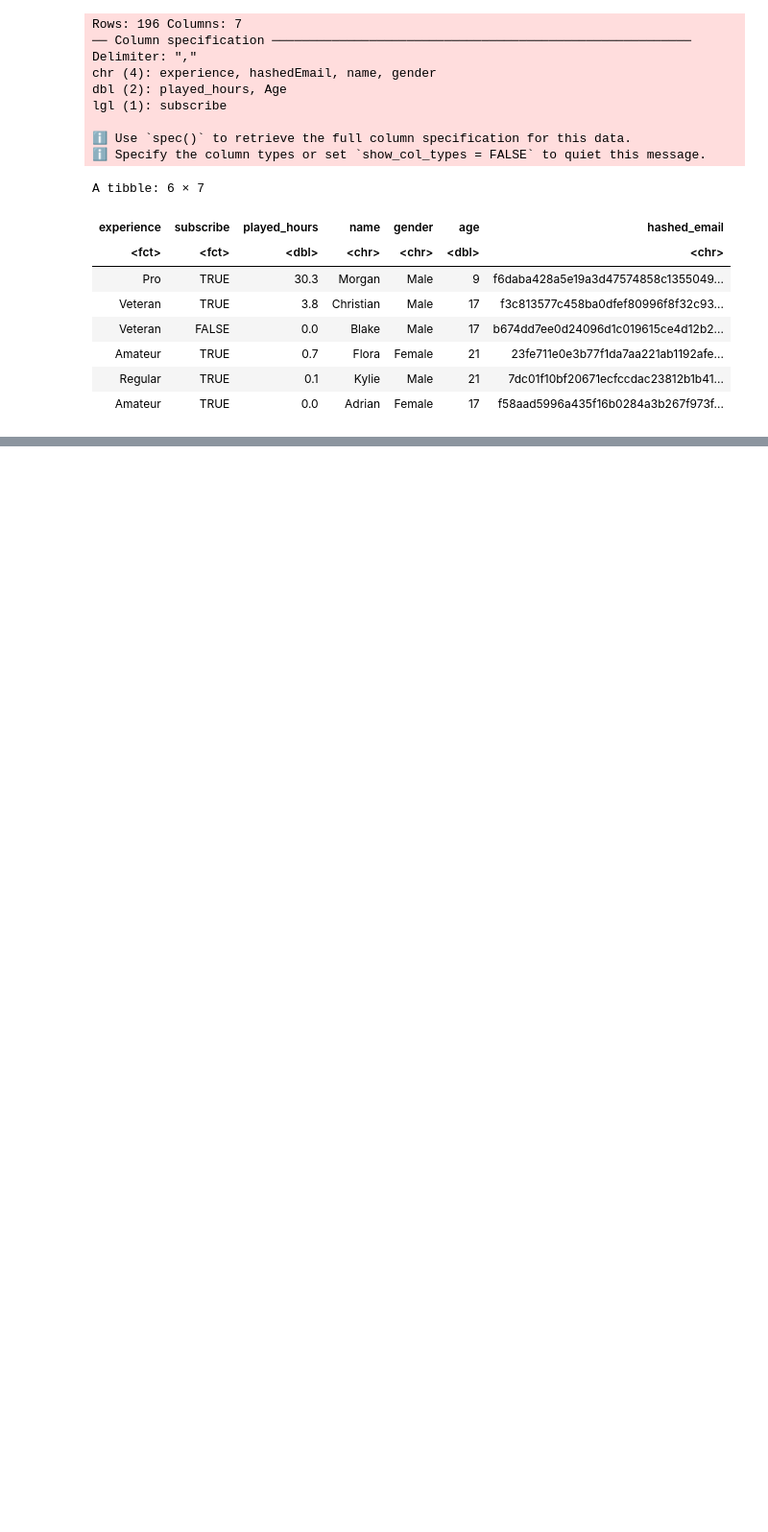
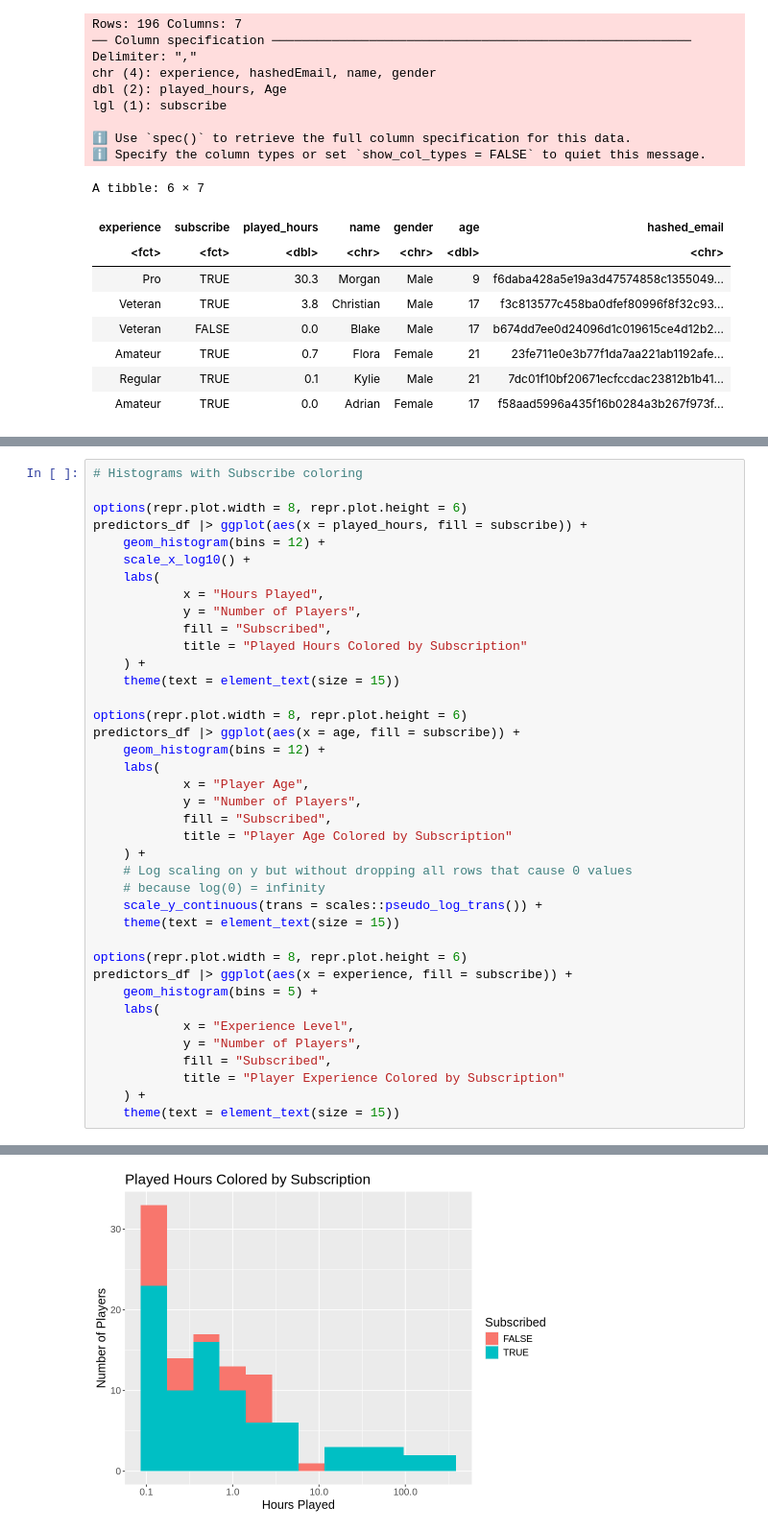
Before and after one commit to ccn4v4/group6_report, a Jupyter notebook: main.ipynb, the cells around one changed output, grey strips where cells are left out. Shown at 96% size. Drawn from its saved outputs; the diff is of its cells as text; blank space fills up the shorter version.

```diff
--- a/main.ipynb
+++ b/main.ipynb
@@ -142,0 +191,40 @@ A tibble: 2 × 3
+# %%
+# Histograms with Subscribe coloring
+
+options(repr.plot.width = 8, repr.plot.height = 6)
+predictors_df |> ggplot(aes(x = played_hours, fill = subscribe)) +
+    geom_histogram(bins = 12) +
+    scale_x_log10() +
+    labs(
+            x = "Hours Played",
+            y = "Number of Players",
+            fill = "Subscribed",
+            title = "Played Hours Colored by Subscription"
+    ) +
+    theme(text = element_text(size = 15))
+
+options(repr.plot.width = 8, repr.plot.height = 6)
+predictors_df |> ggplot(aes(x = age, fill = subscribe)) +
+    geom_histogram(bins = 12) +
+    labs(
+            x = "Player Age",
+            y = "Number of Players",
+            fill = "Subscribed",
+            title = "Player Age Colored by Subscription"
+    ) +
+    # Log scaling on y but without dropping all rows that cause 0 values
+    # because log(0) = infinity
+    scale_y_continuous(trans = scales::pseudo_log_trans()) +
+    theme(text = element_text(size = 15))
+
+options(repr.plot.width = 8, repr.plot.height = 6)
+predictors_df |> ggplot(aes(x = experience, fill = subscribe)) +
+    geom_histogram(bins = 5) +
+    labs(
+            x = "Experience Level",
+            y = "Number of Players",
+            fill = "Subscribed",
+            title = "Player Experience Colored by Subscription"
+    ) +
+    theme(text = element_text(size = 15))
+# %% [output]
@@ -142,0 +235 @@ A tibble: 2 × 3
+[figure, added]
```
Also changed, not shown: parts of 7 cells of this notebook.
